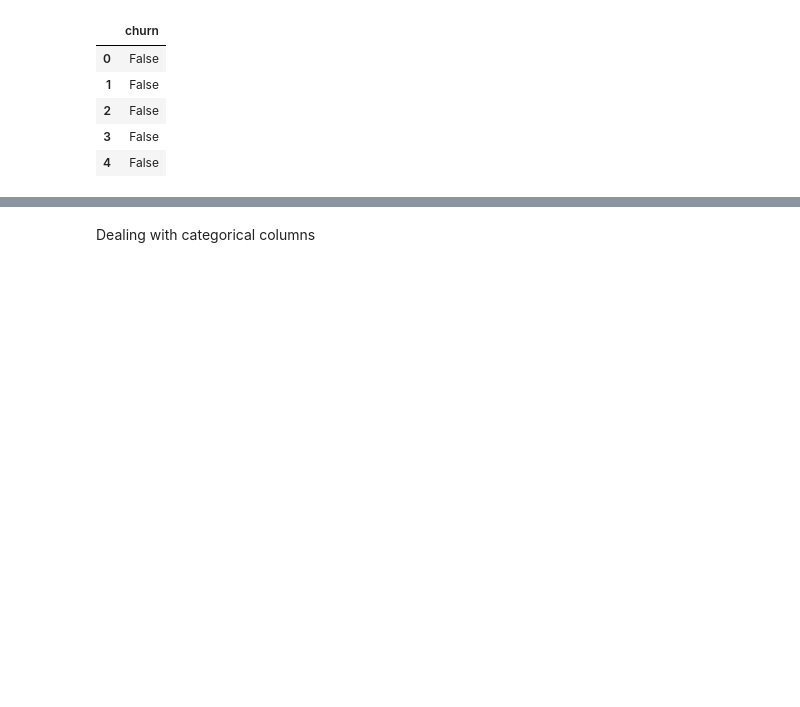
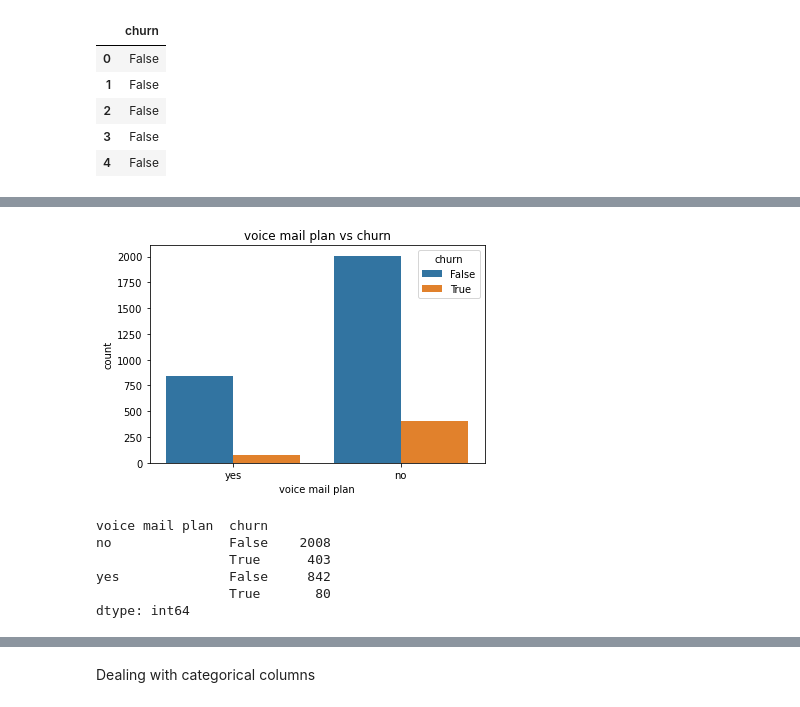
Before and after one commit to S-Kagwi/Phase-3-Project, a Jupyter notebook: student.ipynb, the cells around one changed output, grey strips where cells are left out. Cells and saved outputs as stored; diff of their text form; code cells hidden in the pictures; blank space fills up the shorter version.

```diff
--- a/student.ipynb
+++ b/student.ipynb
@@ -180,0 +253,10 @@ sns.countplot(data=df, x='voice mail plan'):
+# %%
+bivariate_analysis("voice mail plan", "churn")
+# %% [output]
+[figure, added]
+voice mail plan  churn
+no               False    2008
+                 True      403
+yes              False     842
+                 True       80
+dtype: int64
```
Also changed, not shown: parts of 71 cells of this notebook.
